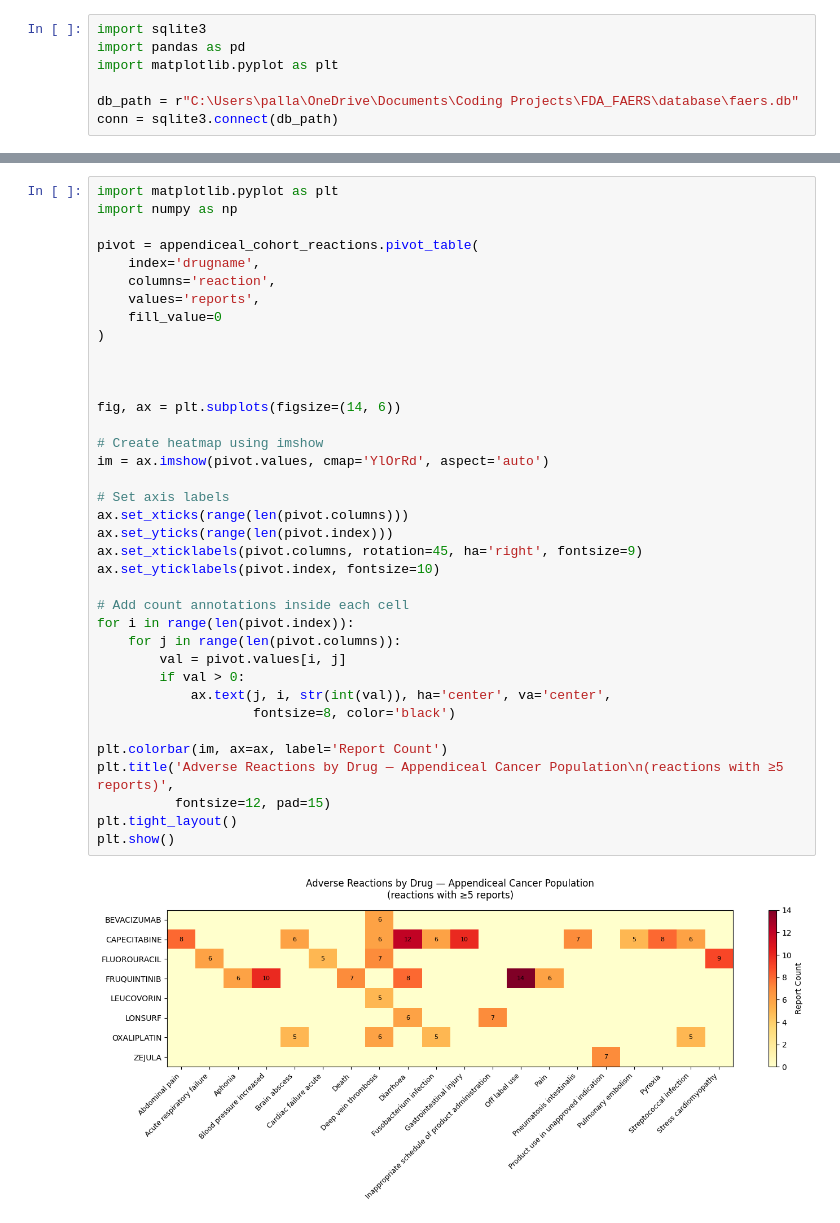
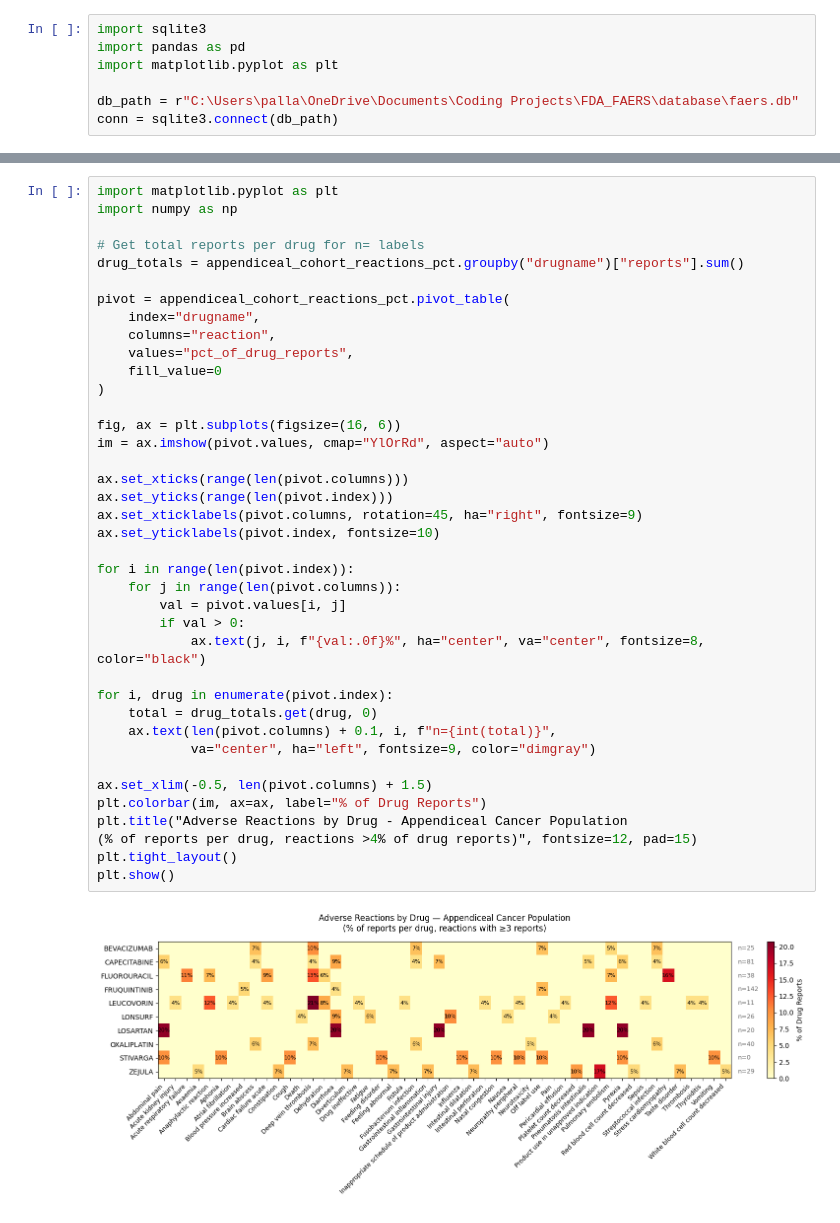
Before and after one commit to PugstaLaney/faers-sql-drug-safety-analysis, a Jupyter notebook: notebooks/module_3_appendiceal/02_appendiceal_reactions.ipynb, the cells around one changed output, grey strips where cells are left out. Saved outputs shown, nothing was run; the diff lists cells and outputs as text.

Commit message:
Updated appendiceal reactions notebook to contain a percentage based reactions heatmap along with interpretations. Readme cleanup

```diff
--- a/notebooks/module_3_appendiceal/02_appendiceal_reactions.ipynb
+++ b/notebooks/module_3_appendiceal/02_appendiceal_reactions.ipynb
@@ -68,42 +57,44 @@ appendiceal_cohort_reactions
 # %%
 import matplotlib.pyplot as plt
 import numpy as np
 
-pivot = appendiceal_cohort_reactions.pivot_table(
-    index='drugname',
-    columns='reaction',
-    values='reports',
+# Get total reports per drug for n= labels
+drug_totals = appendiceal_cohort_reactions_pct.groupby("drugname")["reports"].sum()
+
+pivot = appendiceal_cohort_reactions_pct.pivot_table(
+    index="drugname",
+    columns="reaction",
+    values="pct_of_drug_reports",
     fill_value=0
 )
 
+fig, ax = plt.subplots(figsize=(16, 6))
+im = ax.imshow(pivot.values, cmap="YlOrRd", aspect="auto")
 
-
-fig, ax = plt.subplots(figsize=(14, 6))
-
-# Create heatmap using imshow
-im = ax.imshow(pivot.values, cmap='YlOrRd', aspect='auto')
-
-# Set axis labels
 ax.set_xticks(range(len(pivot.columns)))
 ax.set_yticks(range(len(pivot.index)))
-ax.set_xticklabels(pivot.columns, rotation=45, ha='right', fontsize=9)
+ax.set_xticklabels(pivot.columns, rotation=45, ha="right", fontsize=9)
 ax.set_yticklabels(pivot.index, fontsize=10)
 
-# Add count annotations inside each cell
 for i in range(len(pivot.index)):
     for j in range(len(pivot.columns)):
         val = pivot.values[i, j]
         if val > 0:
-            ax.text(j, i, str(int(val)), ha='center', va='center',
-                    fontsize=8, color='black')
+            ax.text(j, i, f"{val:.0f}%", ha="center", va="center", fontsize=8, color="black")
 
-plt.colorbar(im, ax=ax, label='Report Count')
-plt.title('Adverse Reactions by Drug — Appendiceal Cancer Population\n(reactions with ≥5 reports)',
-          fontsize=12, pad=15)
+for i, drug in enumerate(pivot.index):
+    total = drug_totals.get(drug, 0)
+    ax.text(len(pivot.columns) + 0.1, i, f"n={int(total)}",
+            va="center", ha="left", fontsize=9, color="dimgray")
+
+ax.set_xlim(-0.5, len(pivot.columns) + 1.5)
+plt.colorbar(im, ax=ax, label="% of Drug Reports")
+plt.title("Adverse Reactions by Drug - Appendiceal Cancer Population
+(% of reports per drug, reactions >4% of drug reports)", fontsize=12, pad=15)
 plt.tight_layout()
 plt.show()
 # %% [output]
-[figure, old version]
+[figure, new version]
 # %% [markdown]
 ### Interpretation
 
```
Also changed, not shown: parts of 4 cells of this notebook, 1 other file.
